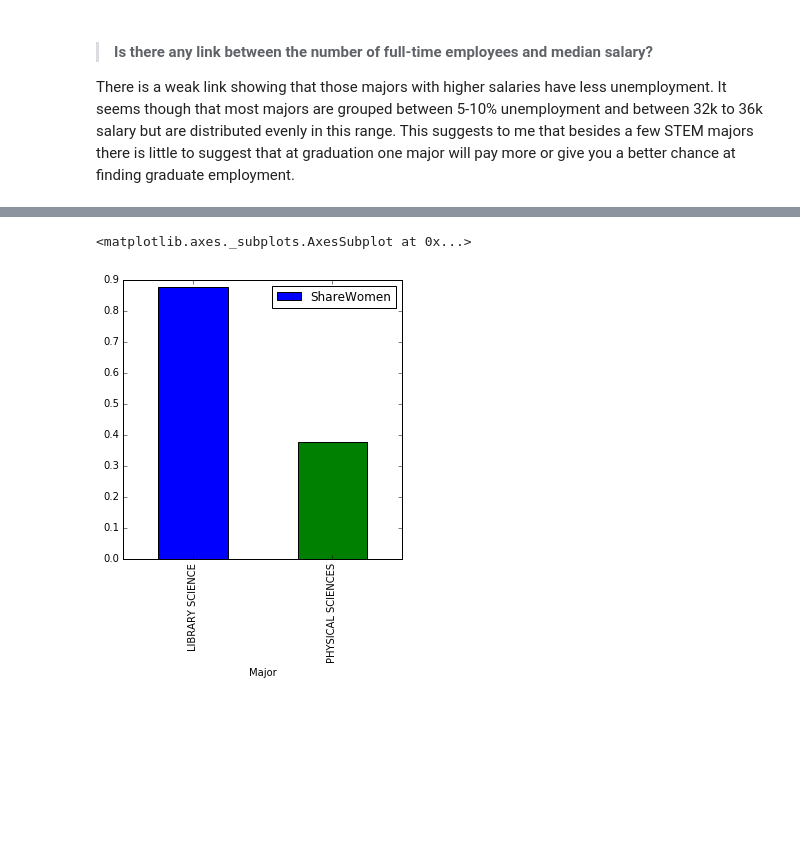
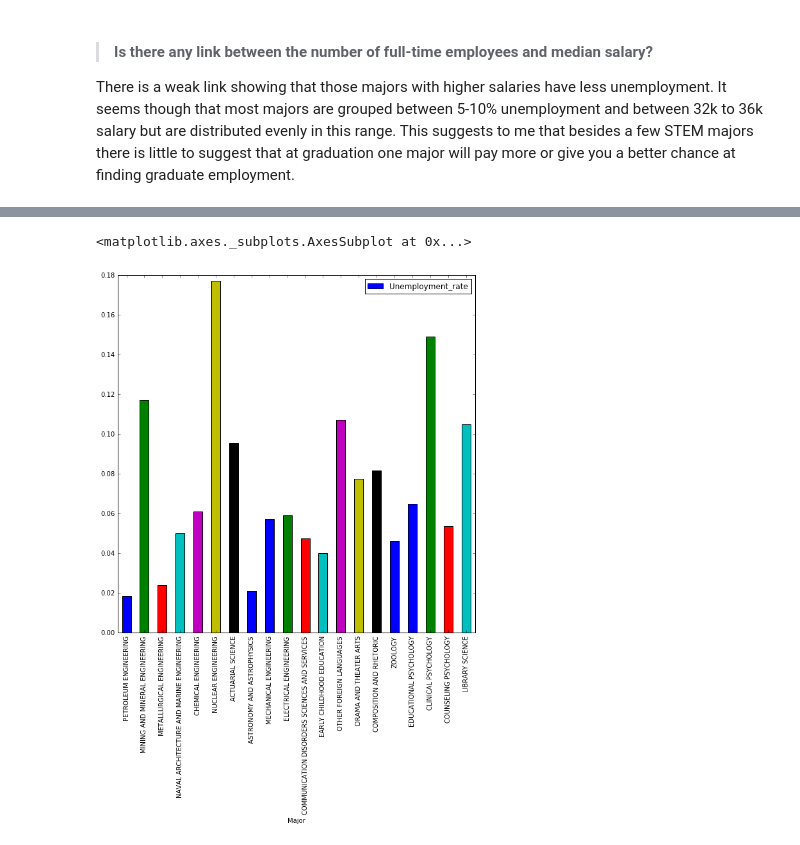
Before and after one commit to VisualBraden/Dataquest-Missions, a Jupyter notebook: exploratory_data_visualization/Basics.ipynb, the cells around one changed output, grey strips where cells are left out. Cells and saved outputs as stored; diff of their text form; code cells hidden in the pictures; blank space fills up the shorter version.

Commit message:
Back on the horse - found a way to concatenate dataframes easily. Allowing me to plot multiple slices of the original df on the same plot

```diff
--- a/exploratory_data_visualization/Basics.ipynb
+++ b/exploratory_data_visualization/Basics.ipynb
@@ -189,3 +189,6 @@ array([[<matplotlib.axes._subplots.AxesSubplot object at 0x...>,
 # %% [markdown]
 > #### Is there any link between the number of full-time employees and median salary?
 There is a weak link showing that those majors with higher salaries have less unemployment. It seems though that most majors are grouped between 5-10% unemployment and between 32k to 36k salary but are distributed evenly in this range. This suggests to me that besides a few STEM majors there is little to suggest that at graduation one major will pay more or give you a better chance at finding graduate employment.
+# %%
+head_and_tail = pd.concat([recent_grads.head(10), recent_grads.tail(10)])
+head_and_tail.plot.bar(x='Major', y='ShareWomen', figsize=(10,10))
@@ -192,5 +198,5 @@ There is a weak link showing that those majors with higher salaries have less un
 # %%
-recent_grads.iloc[:10:-100].plot.bar(x='Major',y='ShareWomen',figsize=(5,5))
+head_and_tail.plot.bar(x='Major',y='Unemployment_rate',figsize=(10,10))
 # %% [output]
 <matplotlib.axes._subplots.AxesSubplot at 0x...>
-[figure, old version]
+[figure, new version]
```
Also changed, not shown: parts of 1 cell of this notebook.
